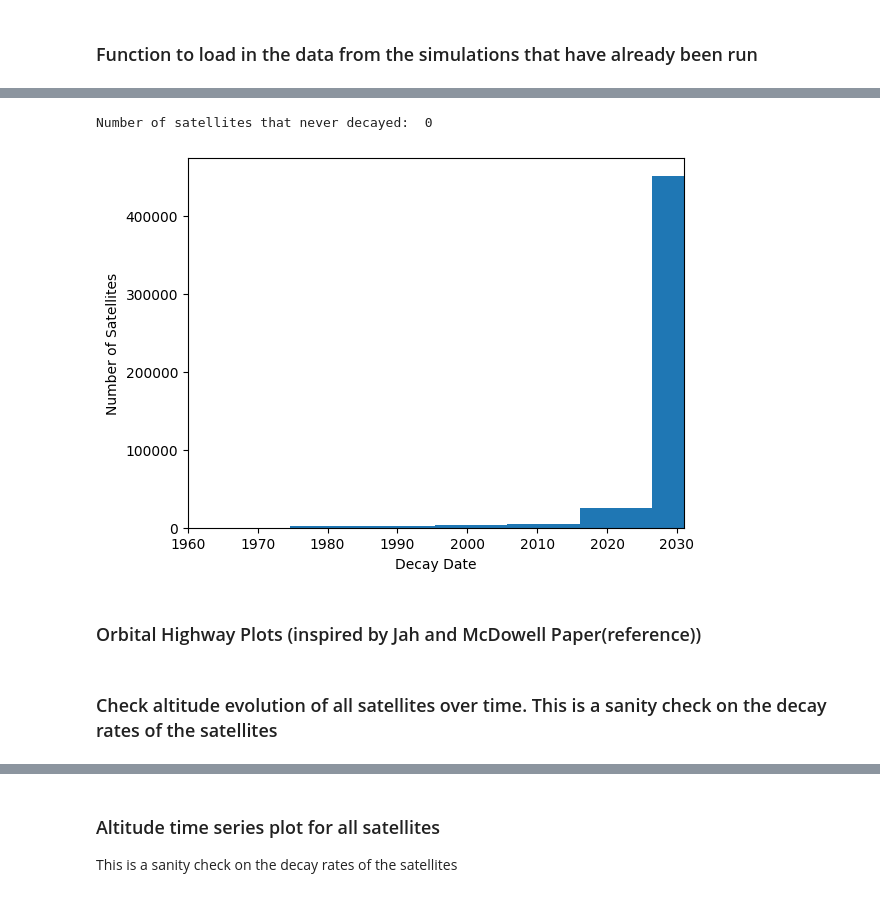
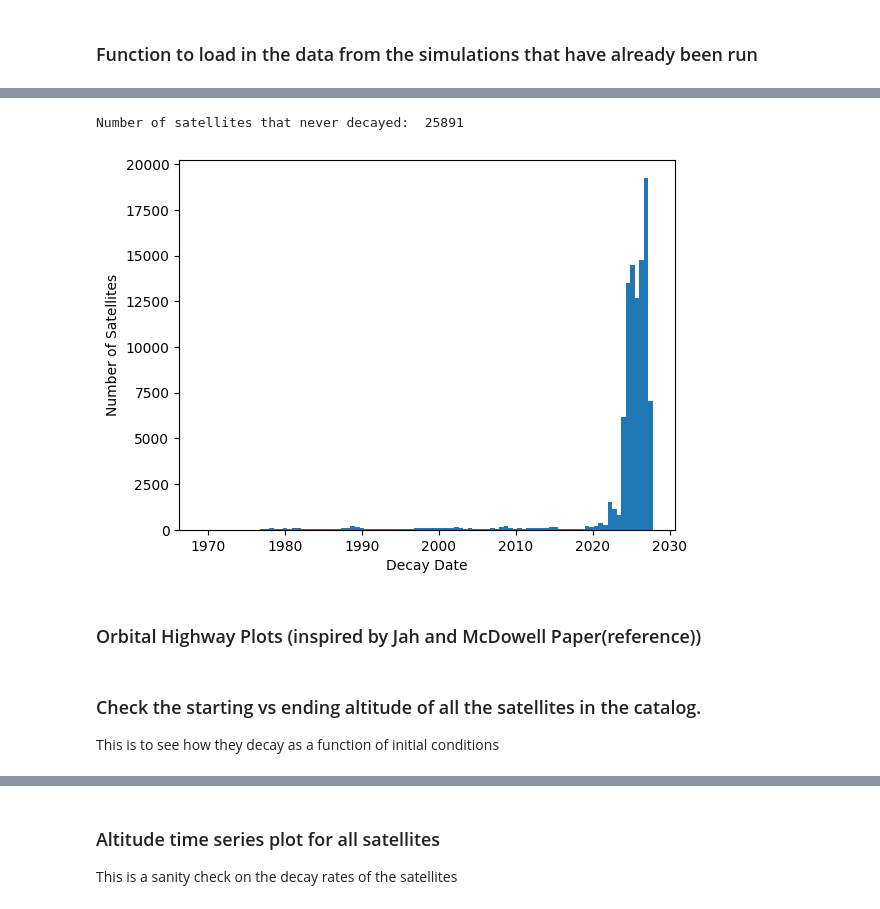
Before and after one commit to ucl-sgnl/FSPSimulator, a Jupyter notebook: src/Visualisation.ipynb, the cells around one changed output, grey strips where cells are left out. Drawn from its saved outputs; the diff is of its cells as text; code cells hidden in the pictures.

```diff
--- a/src/Visualisation.ipynb
+++ b/src/Visualisation.ipynb
@@ -22,4 +22,4 @@ def load_file(simName):
         data = pickle.load(f)
         return data
 # %%
-fresh_cat = load_file('prop_fresh_cat') #load in the "fresh" catalog
+new_satcat = load_file('original_aleph_1') #load in the catalog
@@ -95,8 +80,9 @@ launch_date_histogram(fresh_cat)
-# %%
-decay_date_histogram(fresh_cat)
-# %% [output]
-Number of satellites that never decayed:  0
-[figure, removed]
+# %%
+decay_date_histogram(spaceobjects)
+# not sure what is going on here. Could this be 5-year deorbit rule? check whether this is something hardcoded somehwere.
+# %% [output]
+Number of satellites that never decayed:  25891
+[figure, added]
 # %% [markdown]
 ### Orbital Highway Plots (inspired by Jah and McDowell Paper(reference))
 # %%
@@ -121,3 +105,4 @@ def orbital_highway_plot(data):
-# %% [markdown]
-### Check altitude evolution of all satellites over time. This is a sanity check on the decay rates of the satellites
+# %% [markdown]
+### Check the starting vs ending altitude of all the satellites in the catalog.
+This is to see how they decay as a function of initial conditions
 # %%
```
Also changed, not shown: parts of 18 cells of this notebook, 3 other files.
